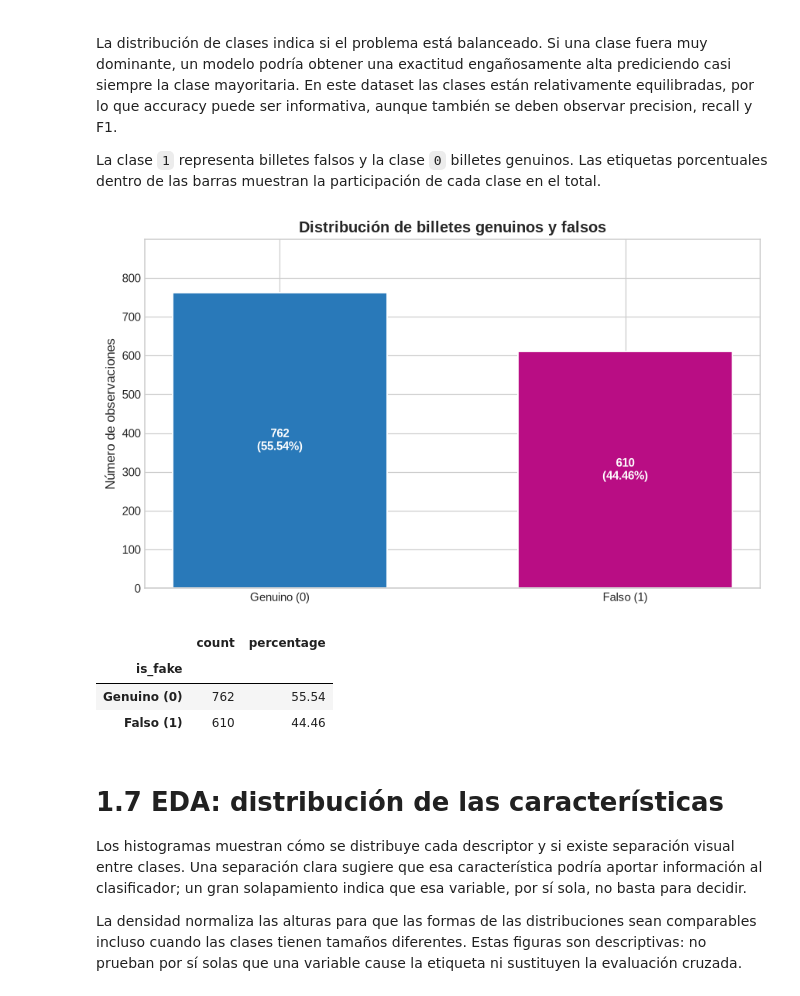
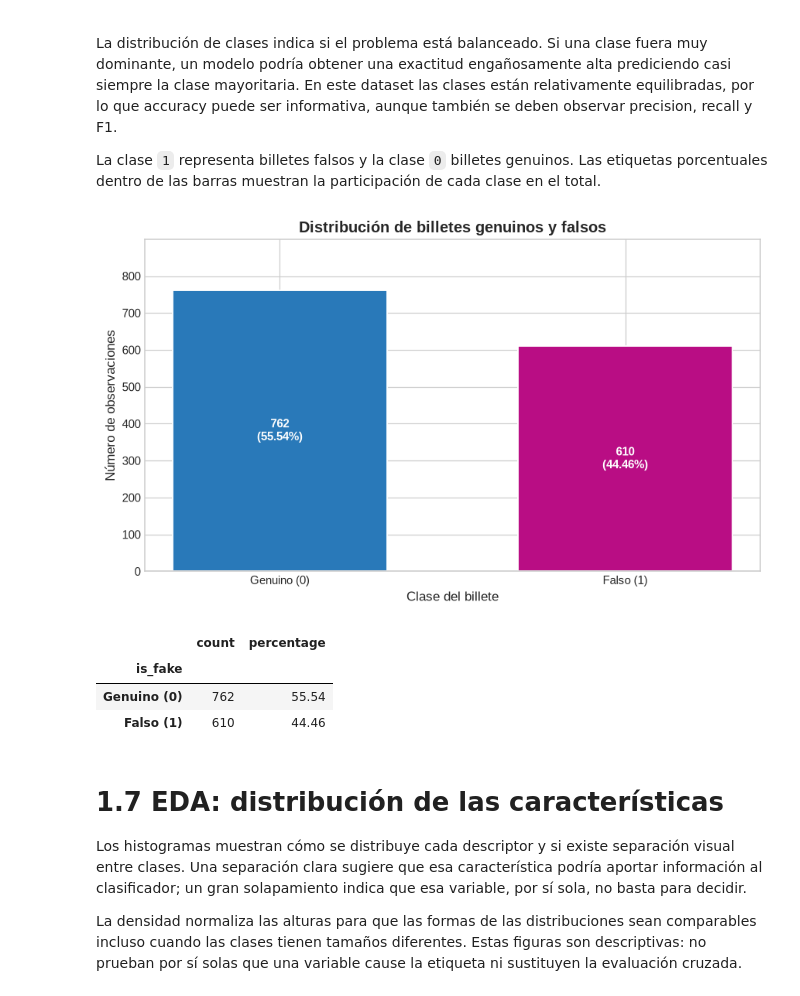
Before and after one commit to ldan-dev/ml_team, a Jupyter notebook: practicas/p_02/code/main.ipynb, the cells around one changed output. Cells and saved outputs as stored; diff of their text form; code cells hidden in the pictures.

```diff
--- a/practicas/p_02/code/main.ipynb
+++ b/practicas/p_02/code/main.ipynb
@@ -187,34 +189,35 @@ La clase `1` representa billetes falsos y la clase `0` billetes genuinos. Las et
 class_counts = df[TARGET].value_counts().sort_index()
 class_percentages = class_counts / len(df) * 100
 
 fig, ax = plt.subplots(figsize=(8, 4.8))
 x = np.arange(len(class_counts))
 bars = ax.bar(
     x,
     class_counts.to_numpy(),
     color=[COLORS[label] for label in class_counts.index],
     edgecolor='white',
     linewidth=1.2,
     width=0.62,
 )
 ax.set_xticks(x, [CLASS_LABELS[label] for label in class_counts.index])
+ax.set_xlabel('Clase del billete')
 ax.set_ylabel('Número de observaciones')
 ax.set_title('Distribución de billetes genuinos y falsos')
 ax.set_ylim(0, class_counts.max() * 1.18)
 for bar, count, percentage in zip(bars, class_counts, class_percentages):
     ax.text(
         bar.get_x() + bar.get_width() / 2,
         bar.get_height() * 0.5,
         f'{count:,}\n({percentage:.2f}%)',
         ha='center', va='center', fontweight='bold', color='white',
     )
 plt.tight_layout()
 fig.savefig(PLOTS_DIR / '01_distribucion_clases.png', dpi=300, bbox_inches='tight')
 plt.show()
 
 display(pd.DataFrame({'count': class_counts, 'percentage': class_percentages.round(2)}).rename(index=CLASS_LABELS))
 # %% [output]
-[figure, old version]
+[figure, new version]
 |  | count | percentage |
 | is_fake |  |  |
 | Genuino (0) | 762 | 55.54 |
```
Also changed, not shown: parts of 12 cells of this notebook, 7 other files.
